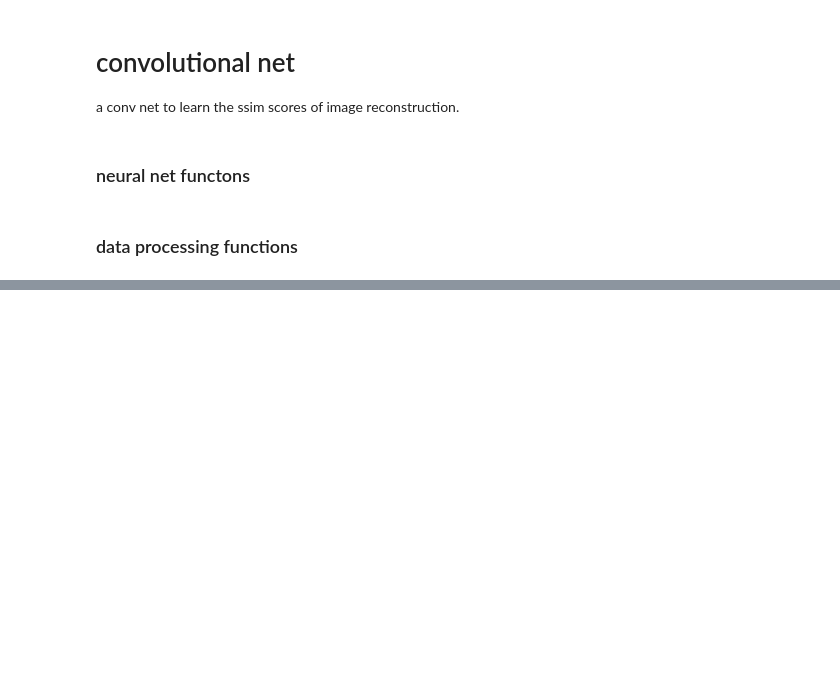
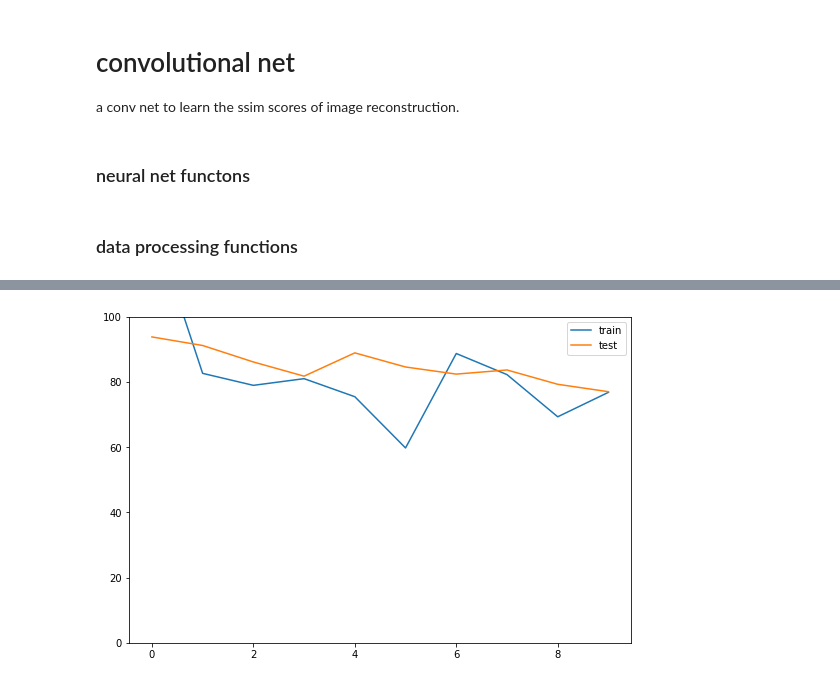
Before and after one commit to michaelneuder/image_quality_analysis, a Jupyter notebook: bin/nets/wip/conv_net.ipynb, the cells around one changed output, grey strips where cells are left out. Cells and saved outputs as stored; diff of their text form; code cells hidden in the pictures; blank space fills up the shorter version.

```diff
--- a/bin/nets/wip/conv_net.ipynb
+++ b/bin/nets/wip/conv_net.ipynb
@@ -91,0 +258,9 @@ recon_500 = pd.read_csv('https://raw.githubusercontent.com/michaelneuder/image_q
+# %%
+f, axarr = plt.subplots(nrows=1, ncols=1, figsize=(9,6))
+axarr.plot(np.arange(len(training_error)), training_error, label='train')
+axarr.plot(np.arange(len(testing_error)), testing_error, label='test')
+axarr.legend()
+axarr.set_ylim(0,100)
+plt.show()
+# %% [output]
+[figure, added]
```
Also changed, not shown: parts of 15 cells of this notebook, 1 other file.
